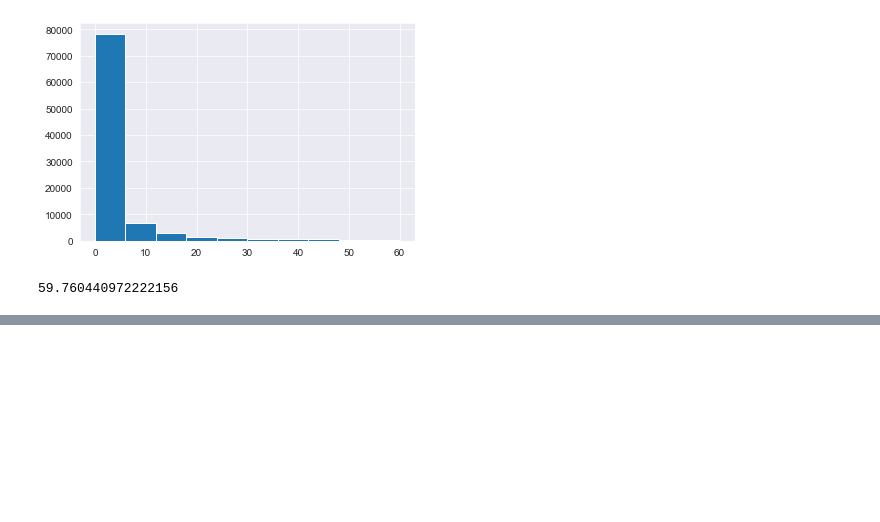
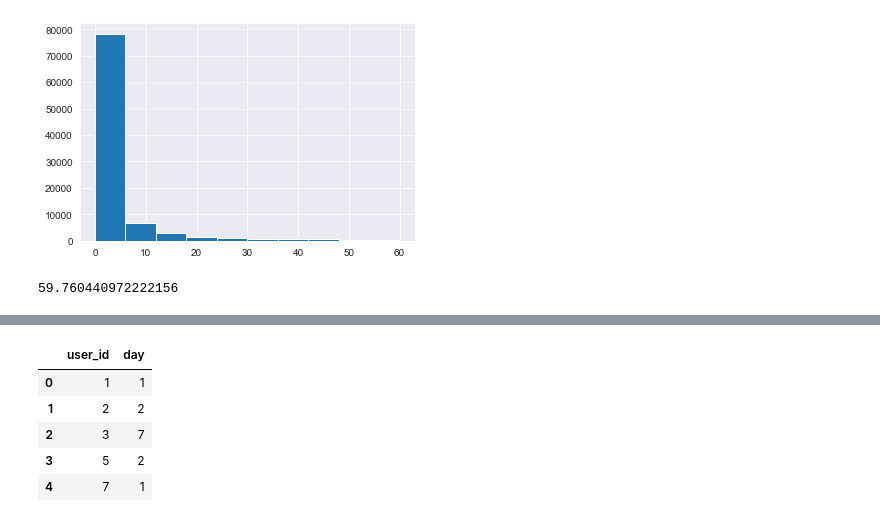
Before and after one commit to s70c3/Stepik-Courses, a Jupyter notebook: notebooks/introduction2DS/R_Course_attenders.ipynb, the cells around one changed output, grey strips where cells are left out. Drawn from its saved outputs; the diff is of its cells as text; code cells hidden in the pictures; blank space fills up the shorter version.

```diff
--- a/notebooks/introduction2DS/R_Course_attenders.ipynb
+++ b/notebooks/introduction2DS/R_Course_attenders.ipynb
@@ -164,0 +175,10 @@ user_data.merge(user_scores, how = 'outer')
+# %%
+users_day = events_data.groupby('user_id').day.nunique().to_frame().reset_index()
+users_day.head()
+# %% [output]
+|  | user_id | day |
+| 0 | 1 | 1 |
+| 1 | 2 | 2 |
+| 2 | 3 | 7 |
+| 3 | 5 | 2 |
+| 4 | 7 | 1 |
```
Also changed, not shown: parts of 14 cells of this notebook.
